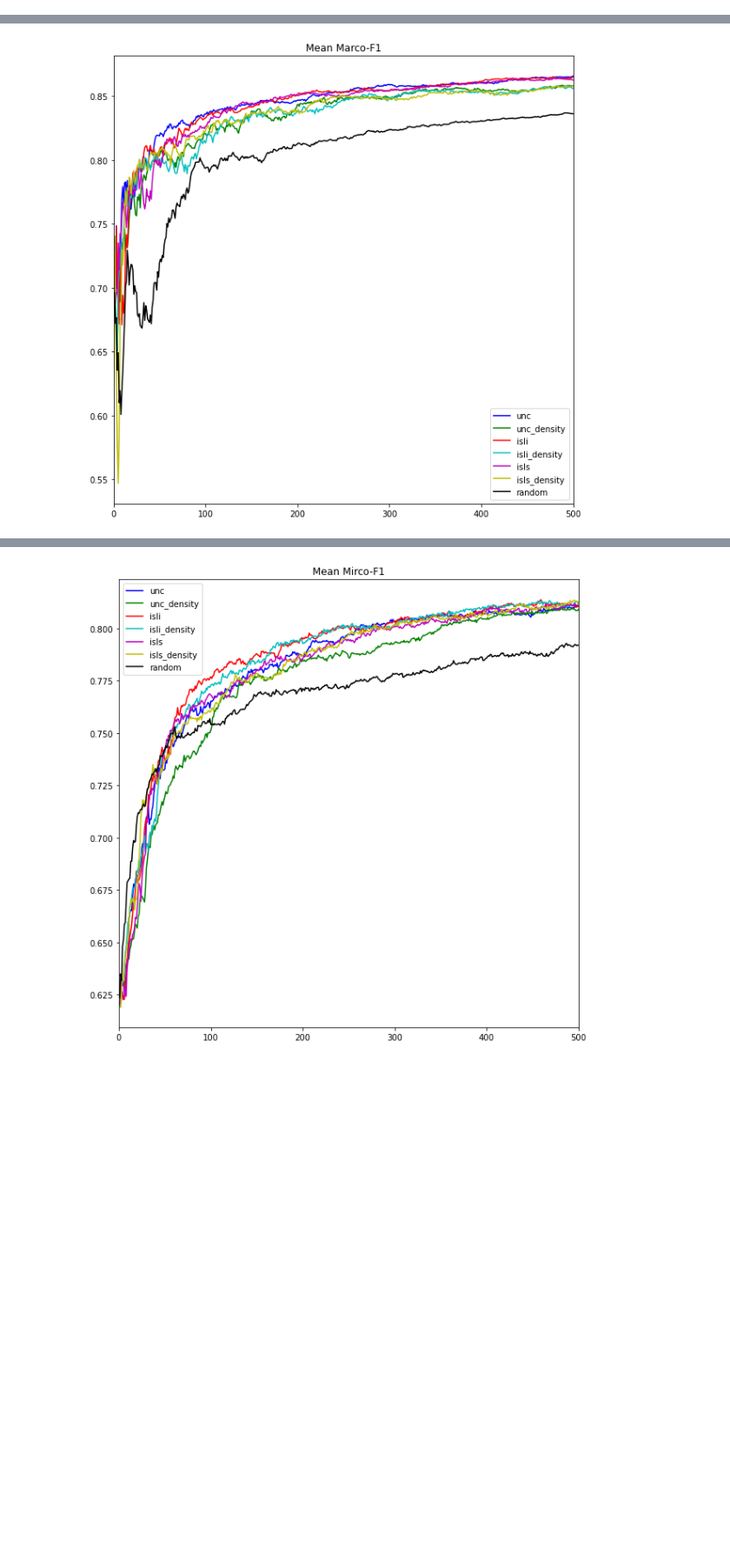
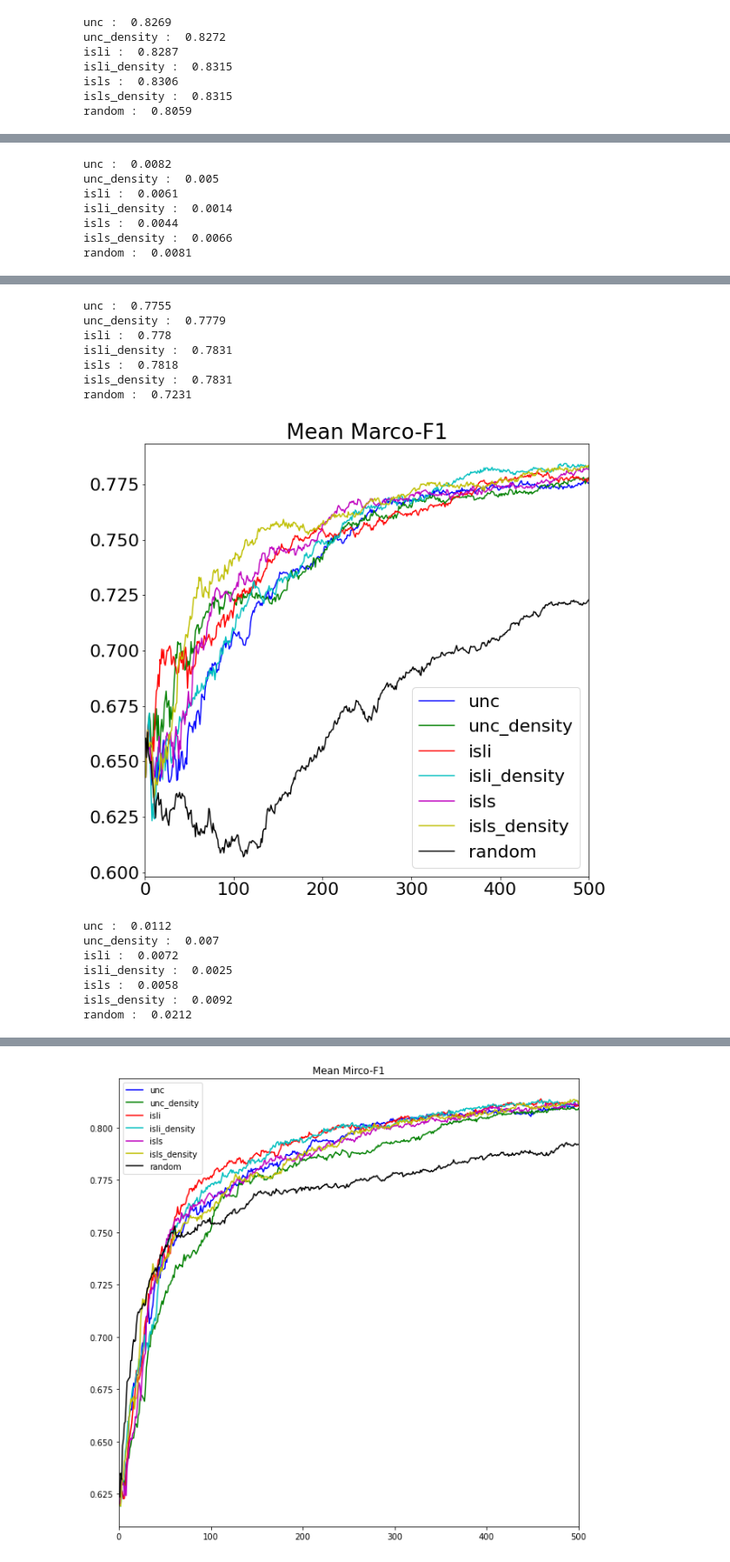
Before and after one commit to jsandersen/ProxyAL, a Jupyter notebook: eval_proxy/plot_results.ipynb, the cells around one changed output, grey strips where cells are left out. Shown at 87% size. Drawn from its saved outputs; the diff is of its cells as text; code cells hidden in the pictures; blank space fills up the shorter version.

```diff
--- a/eval_proxy/plot_results.ipynb
+++ b/eval_proxy/plot_results.ipynb
@@ -9,0 +9,3 @@ plt.rcParams["figure.figsize"] = (10,10)
+# %%
+plt.rcParams["figure.figsize"] = (10,10)
+plt.rcParams.update({'font.size': 22})
@@ -10,13 +102,21 @@ plt.rcParams["figure.figsize"] = (10,10)
 # %%
-dataset = 'hate_speech'
+dataset = 'app_store'
 encoding = 'sbert'
 sampler = ['unc', 'unc_density', 'isli', 'isli_density', 'isls', 'isls_density']
 colors = ['b', 'g', 'r', 'c', 'm', 'y']
+name = 'test'
 
-dirs = [f'./res/{dataset}_{encoding}_{x}_test_1_100_5' for x in sampler]
+dirs = [f'./res/{dataset}_{encoding}_{x}_{name}_1_100_5' for x in sampler]
 
-dir_rnd = f'./res/{dataset}_{encoding}_unc_test_rnd_1_100_5'
+dir_rnd = f'./res/{dataset}_{encoding}_unc_{name}_rnd_1_100_5'
 color_rnd = 'black'
 label_rnd = 'random'
-plot_f1(dirs + [dir_rnd], colors + [color_rnd], sampler + [label_rnd])
+plot_f1(dirs + [dir_rnd], colors + [color_rnd], sampler + [label_rnd], dataset, encoding, name)
 # %% [output]
+unc :  0.8269
+unc_density :  0.8272
+isli :  0.8287
+isli_density :  0.8315
+isls :  0.8306
+isls_density :  0.8315
+random :  0.8059
@@ -23,0 +124,7 @@ plot_f1(dirs + [dir_rnd], colors + [color_rnd], sampler + [label_rnd])
+unc :  0.0082
+unc_density :  0.005
+isli :  0.0061
+isli_density :  0.0014
+isls :  0.0044
+isls_density :  0.0066
+random :  0.0081
@@ -25 +132,15 @@ plot_f1(dirs + [dir_rnd], colors + [color_rnd], sampler + [label_rnd])
+unc :  0.7755
+unc_density :  0.7779
+isli :  0.778
+isli_density :  0.7831
+isls :  0.7818
+isls_density :  0.7831
+random :  0.7231
-[figure, old version]
+[figure, new version]
+unc :  0.0112
+unc_density :  0.007
+isli :  0.0072
+isli_density :  0.0025
+isls :  0.0058
+isls_density :  0.0092
+random :  0.0212
```
Also changed, not shown: parts of 11 cells of this notebook, 31 other files.
